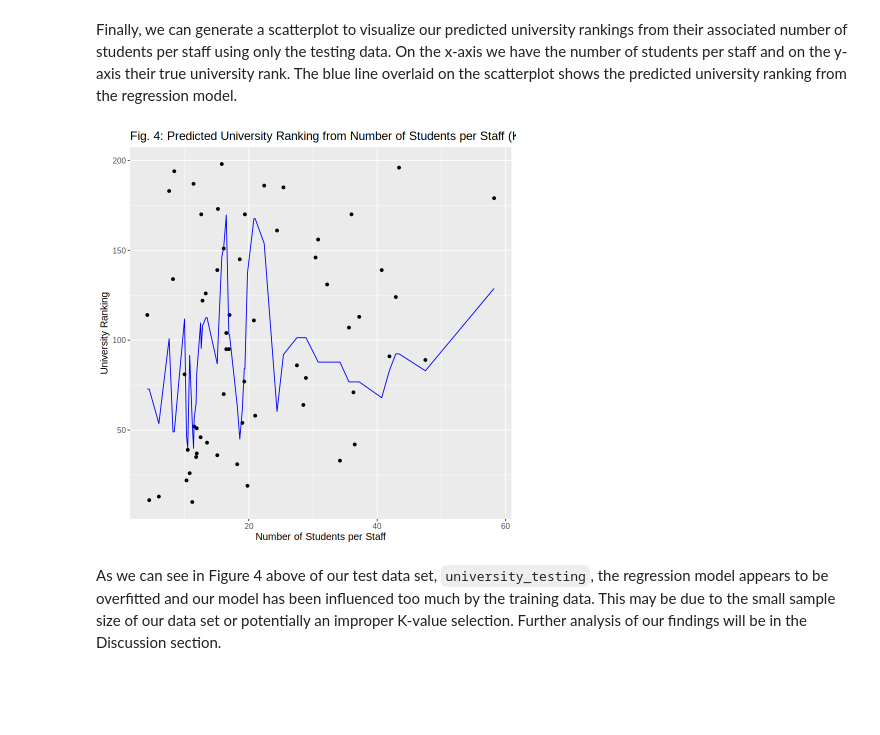
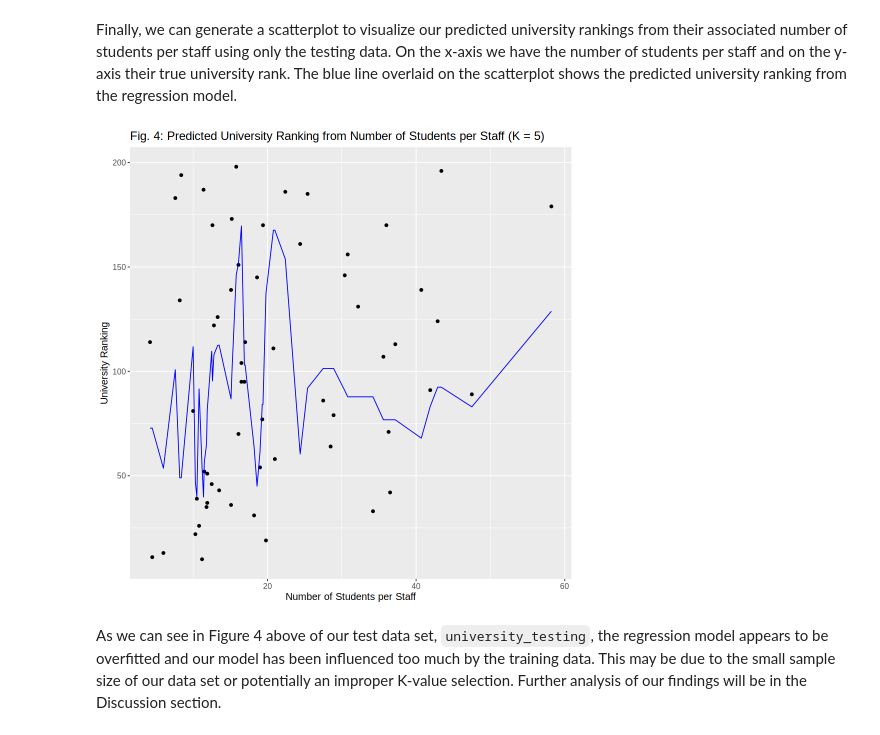
Before and after one commit to petercmh01/DSCI_004_Group_36, a Jupyter notebook: group_project_report.ipynb, the cells around one changed output. Drawn from its saved outputs; the diff is of its cells as text; code cells hidden in the pictures; blank space fills up the shorter version.

Commit message:
adjusted graph size

```diff
--- a/group_project_report.ipynb
+++ b/group_project_report.ipynb
@@ -322,19 +327,21 @@ A tibble: 1 × 3
 # %% [markdown]
 Finally, we can generate a scatterplot to visualize our predicted university rankings from their associated number of students per staff using only the testing data. On the x-axis we have the number of students per staff and on the y-axis their true university rank. The blue line overlaid on the scatterplot shows the predicted university ranking from the regression model.
 # %%
+options(repr.plot.width = 8, repr.plot.height = 8)
+
 plot_final <- ggplot(university_testing, aes(x = number_students_per_staff, y = university_rank)) +
   geom_point()+
   geom_line(data = final_preds,
             mapping = aes(x = number_students_per_staff, y = .pred),
             color = "blue") +
   xlab("Number of Students per Staff") +
   ylab("University Ranking") +
   ggtitle("Fig. 4: Predicted University Ranking from Number of Students per Staff (K = 5)") +
   theme(text = element_text(size = 12))
 
 plot_final
 # %% [output]
-[figure, old version]
+[figure, new version]
 # %% [markdown]
 As we can see in Figure 4 above of our test data set, `university_testing`, the regression model appears to be overfitted and our model has been influenced too much by the training data. This may be due to the small sample size of our data set or potentially an improper K-value selection. Further analysis of our findings will be in the Discussion section.
 # %% [markdown]
```
Also changed, not shown: parts of 3 cells of this notebook.
